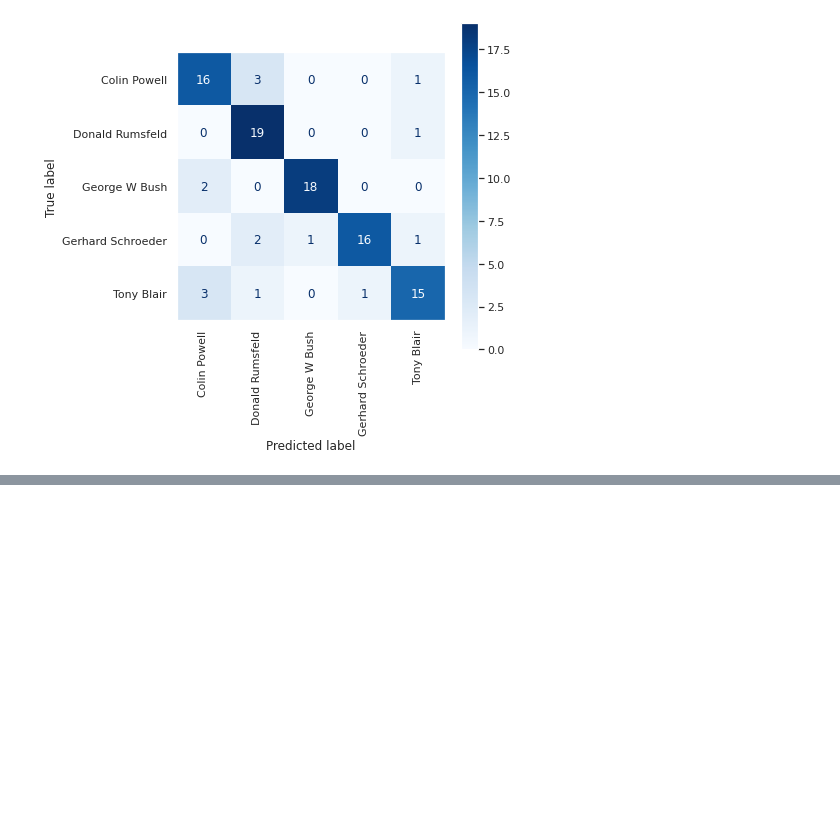
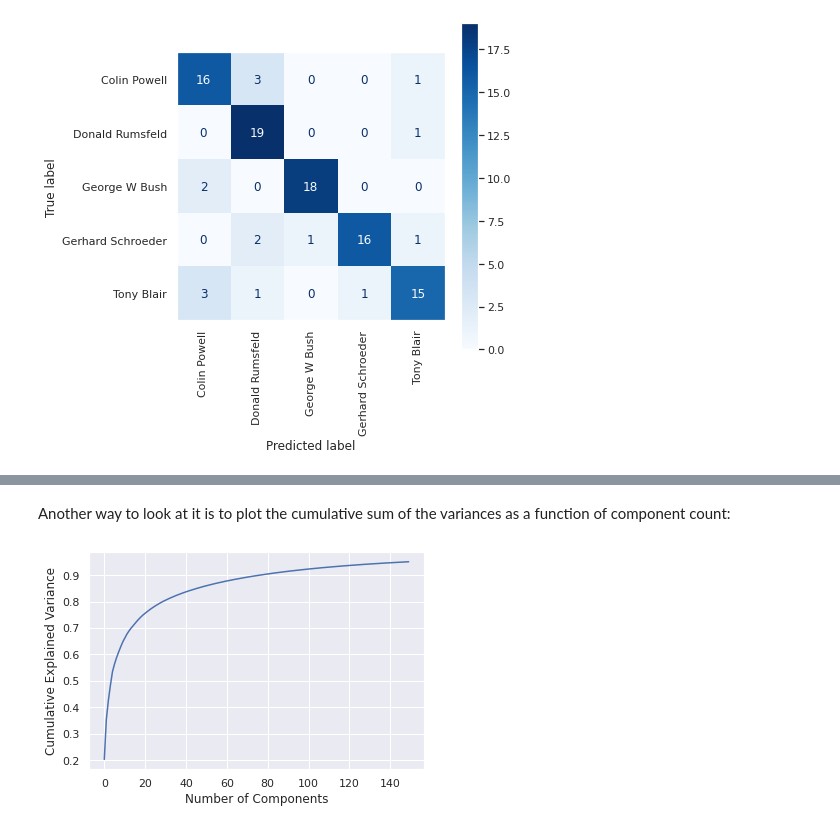
Before and after one commit to dustinober1/Using-SVMs-for-Facial-Recognition, a Jupyter notebook: Using_SVMs_for_Facial_Recognition.ipynb, the cells around one changed output, grey strips where cells are left out. Cells and saved outputs as stored; diff of their text form; code cells hidden in the pictures; blank space fills up the shorter version.

```diff
--- a/Using_SVMs_for_Facial_Recognition.ipynb
+++ b/Using_SVMs_for_Facial_Recognition.ipynb
@@ -260,0 +311,10 @@ cmd.from_estimator(pipe, x_test, y_test, display_labels=faces.target_names,
+# %% [markdown]
+Another way to look at it is to plot the cumulative sum of the variances as a function of component count:
+# %%
+import numpy as np
+
+plt.plot(np.cumsum(pca.explained_variance_ratio_))
+plt.xlabel('Number of Components')
+plt.ylabel('Cumulative Explained Variance');
+# %% [output]
+[figure, added]
```
Also changed, not shown: parts of 16 cells of this notebook.
